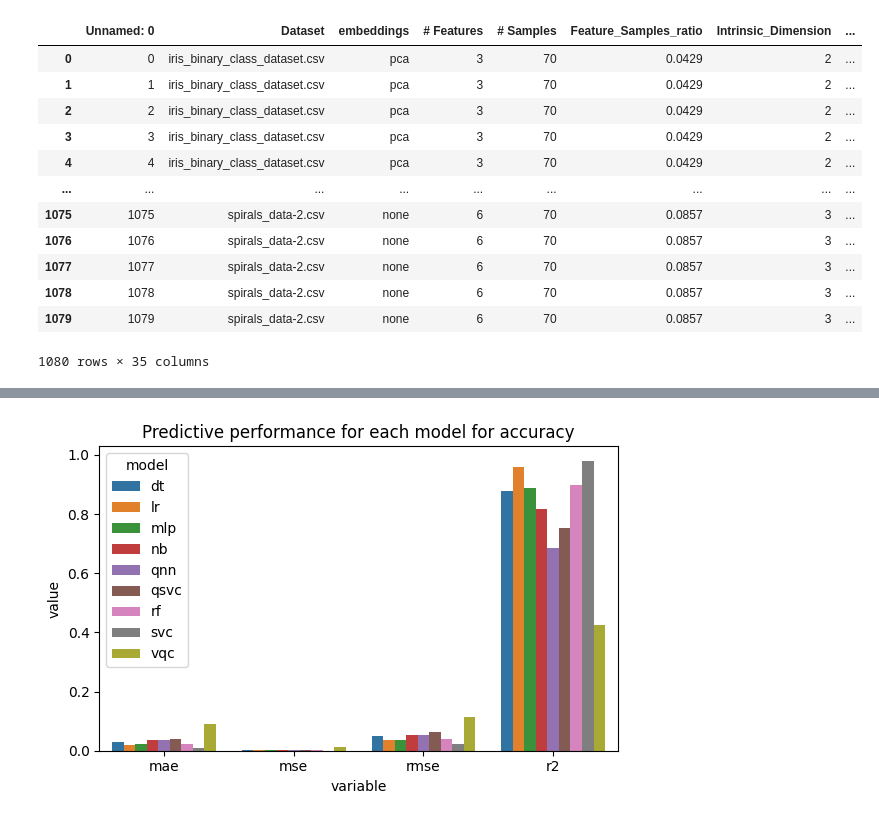
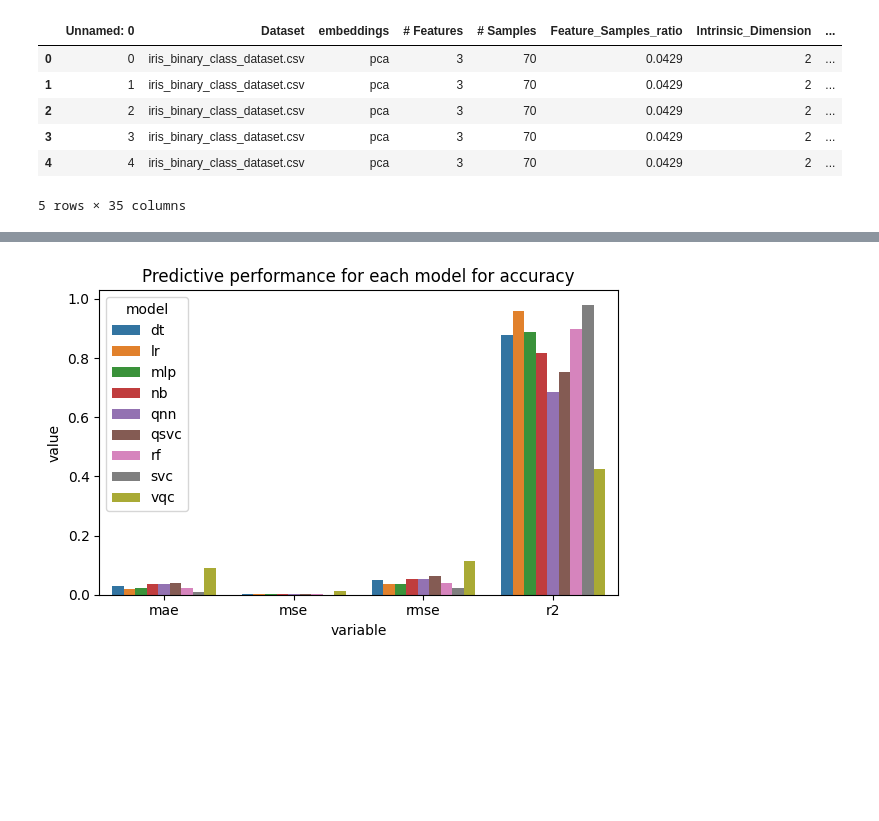
Before and after one commit to IBM/qml4omics, a Jupyter notebook: tutorial_notebooks/oracle/qml4omics-sage_oracle.ipynb, the cells around one changed output, grey strips where cells are left out. Cells and saved outputs as stored; diff of their text form; code cells hidden in the pictures; blank space fills up the shorter version.

```diff
--- a/tutorial_notebooks/oracle/qml4omics-sage_oracle.ipynb
+++ b/tutorial_notebooks/oracle/qml4omics-sage_oracle.ipynb
@@ -67,19 +72,13 @@ if (reload) or (not os.path.exists( file_input )):
 else:
     results_df = pd.read_csv( file_input )
 # %%
-results_df
+results_df.head()
 # %% [output]
 |  | Unnamed: 0 | Dataset | embeddings | # Features | # Samples | Feature_Samples_ratio | Intrinsic_Dimension | ... |
 | 0 | 0 | iris_binary_class_dataset.csv | pca | 3 | 70 | 0.0429 | 2 | ... |
 | 1 | 1 | iris_binary_class_dataset.csv | pca | 3 | 70 | 0.0429 | 2 | ... |
 | 2 | 2 | iris_binary_class_dataset.csv | pca | 3 | 70 | 0.0429 | 2 | ... |
 | 3 | 3 | iris_binary_class_dataset.csv | pca | 3 | 70 | 0.0429 | 2 | ... |
 | 4 | 4 | iris_binary_class_dataset.csv | pca | 3 | 70 | 0.0429 | 2 | ... |
-| ... | ... | ... | ... | ... | ... | ... | ... | ... |
-| 1075 | 1075 | spirals_data-2.csv | none | 6 | 70 | 0.0857 | 3 | ... |
-| 1076 | 1076 | spirals_data-2.csv | none | 6 | 70 | 0.0857 | 3 | ... |
-| 1077 | 1077 | spirals_data-2.csv | none | 6 | 70 | 0.0857 | 3 | ... |
-| 1078 | 1078 | spirals_data-2.csv | none | 6 | 70 | 0.0857 | 3 | ... |
-| 1079 | 1079 | spirals_data-2.csv | none | 6 | 70 | 0.0857 | 3 | ... |
-1080 rows × 35 columns
+5 rows × 35 columns
 # %%
```
Also changed, not shown: parts of 10 cells of this notebook.
